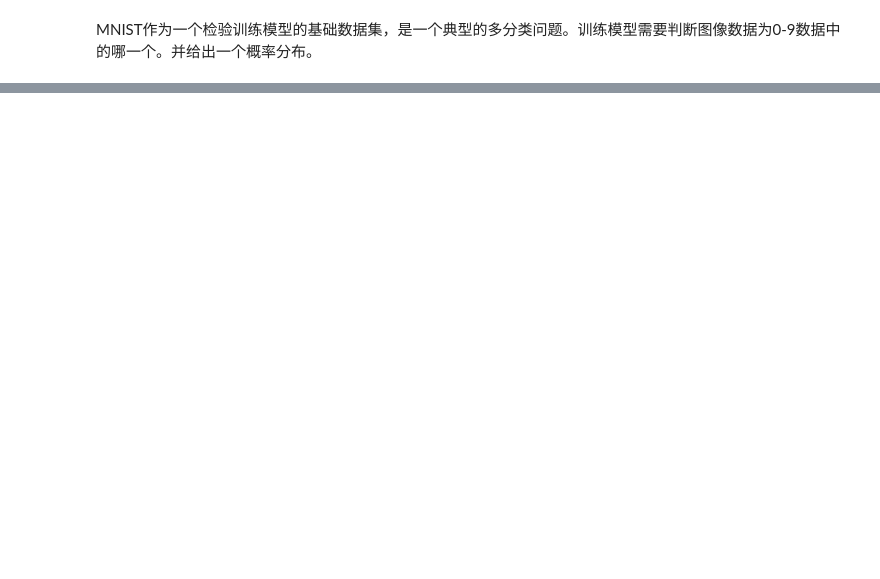
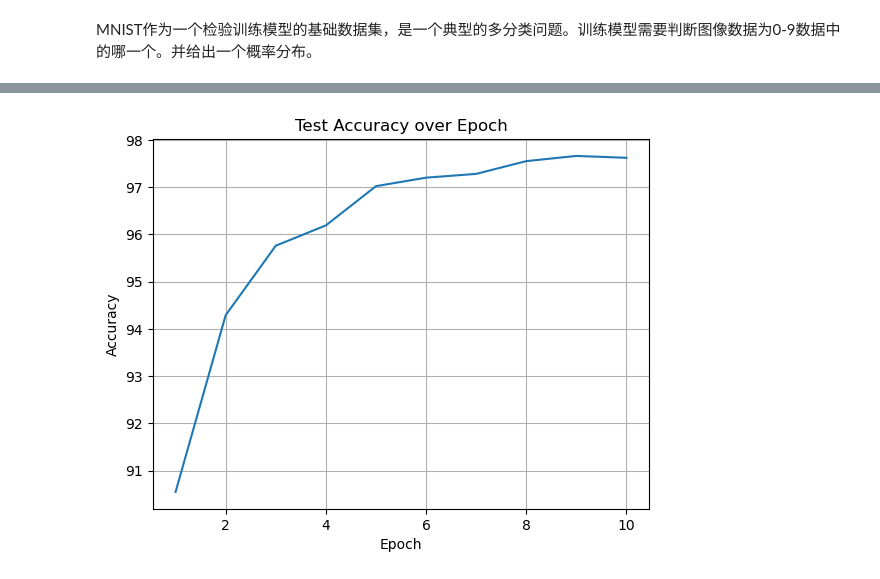
Before and after one commit to minglei0706/ML_practice, a Jupyter notebook: softmax.ipynb, the cells around one changed output, grey strips where cells are left out. Cells and saved outputs as stored; diff of their text form; code cells hidden in the pictures; blank space fills up the shorter version.

```diff
--- a/softmax.ipynb
+++ b/softmax.ipynb
@@ -7,6 +7,7 @@ from torchvision import datasets
 from torch.utils.data import DataLoader
 import torch.nn.functional as F
 import torch.optim as optim
+import matplotlib.pyplot as plt
 
 #Prepare Dataset
 batch_size = 64
@@ -85,11 +86,23 @@ def test():
             _,predicted = torch.max(outputs.data,dim=1)
             total += labels.size(0)
             correct += (predicted == labels).sum().item()
-    print('Accuracy on test set: %d %%' % (100*correct/total))
+            accuracy = 100*correct/total
+    print('Accuracy on test set: %f %%' % (accuracy))
+    return accuracy
 
 
 #excute
-for epoch in range(10):
+accuracy_value = []
+num_epochs = 10
+for epoch in range(num_epochs):
     train (epoch)
-    test()
+    accuracy = test()
+    accuracy_value.append(accuracy)
+
+plt.plot(range(1,num_epochs+1),accuracy_value)
+plt.xlabel('Epoch')
+plt.ylabel('Accuracy')
+plt.title('Test Accuracy over Epoch')
+plt.grid(True)
+plt.show()
 # %% [output]
@@ -112,0 +126 @@ Accuracy on test set: 97 %
+[figure, added]
```
Also changed, not shown: parts of 1 cell of this notebook, 17 other files.
